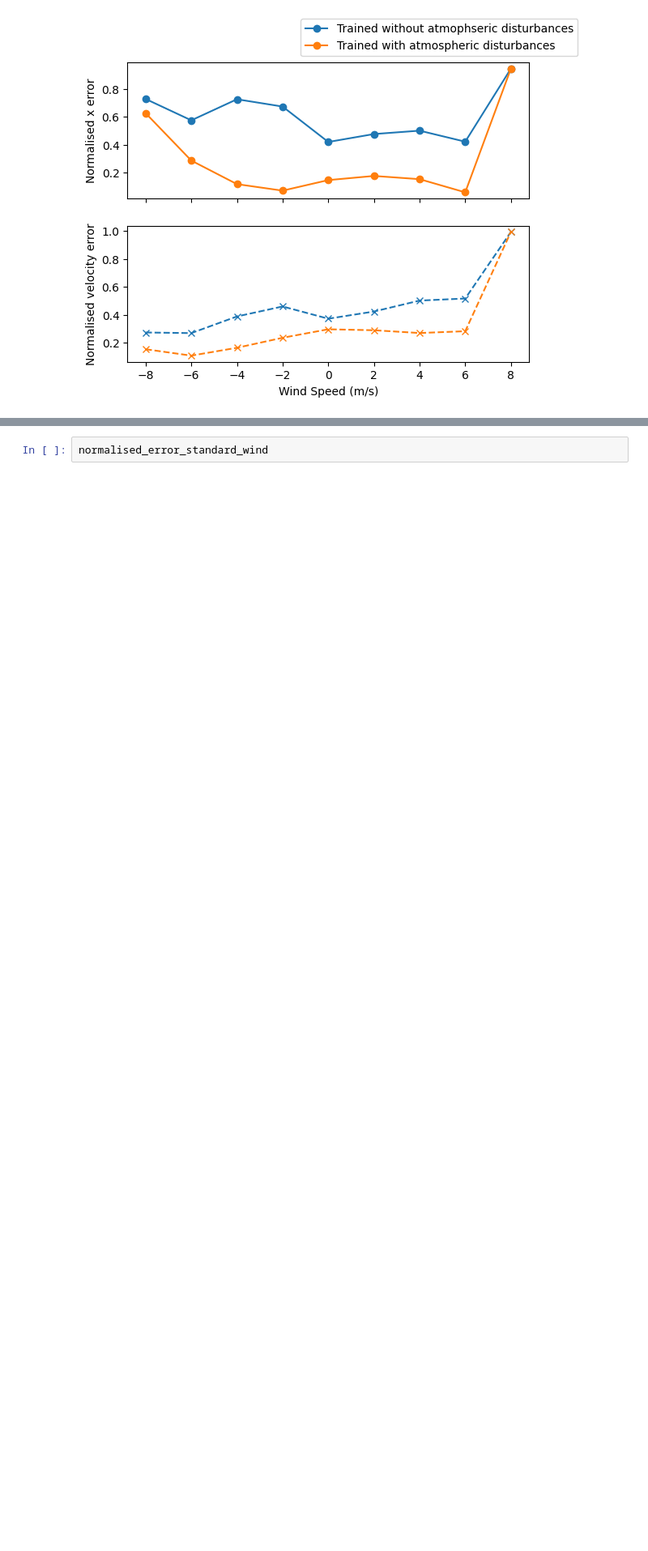
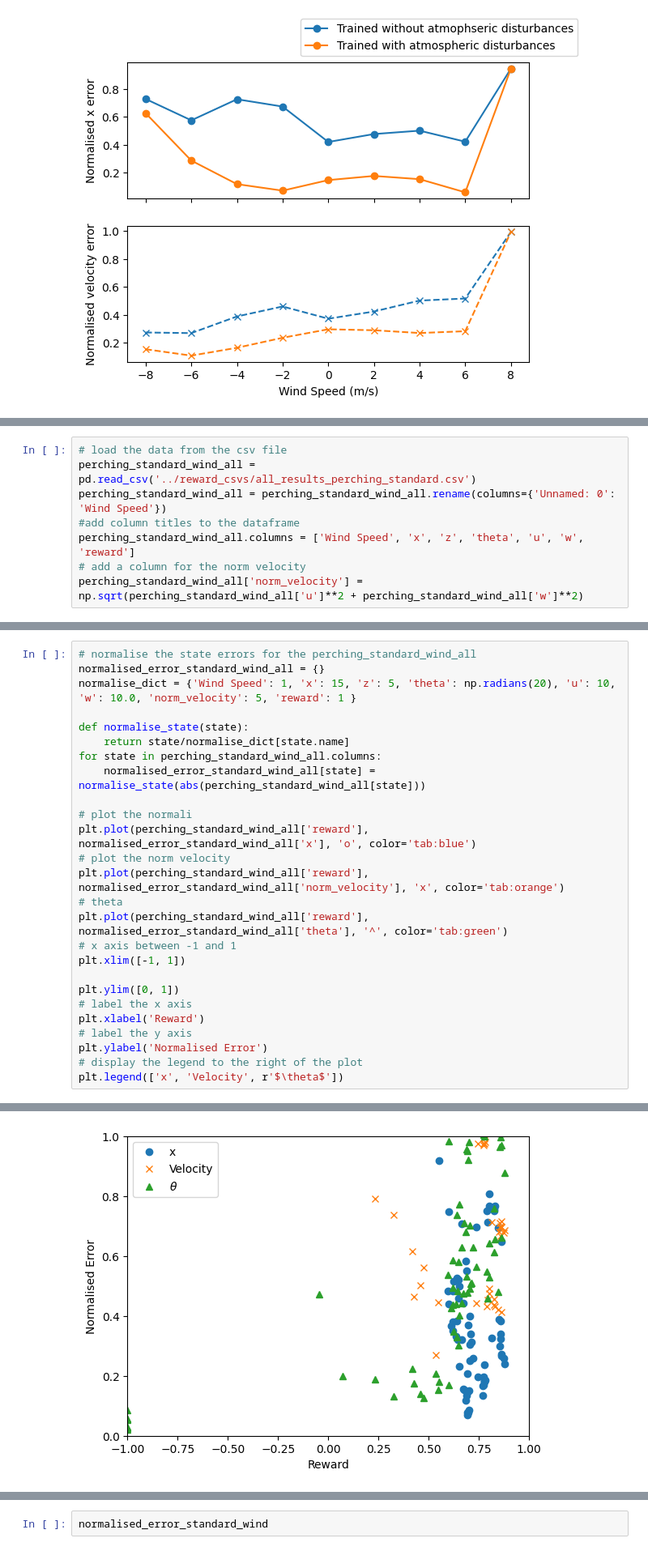
Before and after one commit to liamf555/torchperch_process, a Jupyter notebook: notebooks/reward_func_plotting.ipynb, the cells around one changed output, grey strips where cells are left out. Shown at 81% size. Saved outputs shown, nothing was run; the diff lists cells and outputs as text; blank space fills up the shorter version.

```diff
--- a/notebooks/reward_func_plotting.ipynb
+++ b/notebooks/reward_func_plotting.ipynb
@@ -325,0 +330,8 @@ plt.show()
+# %%
+# load the data from the csv file
+perching_standard_wind_all = pd.read_csv('../reward_csvs/all_results_perching_standard.csv')
+perching_standard_wind_all = perching_standard_wind_all.rename(columns={'Unnamed: 0': 'Wind Speed'})
+#add column titles to the dataframe
+perching_standard_wind_all.columns = ['Wind Speed', 'x', 'z', 'theta', 'u', 'w', 'reward']
+# add a column for the norm velocity
+perching_standard_wind_all['norm_velocity'] = np.sqrt(perching_standard_wind_all['u']**2 + perching_standard_wind_all['w']**2)
@@ -325,0 +347,27 @@ plt.show()
+# %%
+# normalise the state errors for the perching_standard_wind_all
+normalised_error_standard_wind_all = {}
+normalise_dict = {'Wind Speed': 1, 'x': 15, 'z': 5, 'theta': np.radians(20), 'u': 10, 'w': 10.0, 'norm_velocity': 5, 'reward': 1 }
+
+def normalise_state(state):
+    return state/normalise_dict[state.name]
+for state in perching_standard_wind_all.columns:
+    normalised_error_standard_wind_all[state] = normalise_state(abs(perching_standard_wind_all[state]))
+
+# plot the normali
+plt.plot(perching_standard_wind_all['reward'], normalised_error_standard_wind_all['x'], 'o', color='tab:blue')
+# plot the norm velocity
+plt.plot(perching_standard_wind_all['reward'], normalised_error_standard_wind_all['norm_velocity'], 'x', color='tab:orange')
+# theta
+plt.plot(perching_standard_wind_all['reward'], normalised_error_standard_wind_all['theta'], '^', color='tab:green')
+# x axis between -1 and 1
+plt.xlim([-1, 1])
+
+plt.ylim([0, 1])
+# label the x axis
+plt.xlabel('Reward')
+# label the y axis
+plt.ylabel('Normalised Error')
+# display the legend to the right of the plot
+plt.legend(['x', 'Velocity', r'$\theta$'])
+# %% [output]
@@ -325,0 +375 @@ plt.show()
+[figure, added]
```
Also changed, not shown: parts of 6 cells of this notebook, 1 other file.
